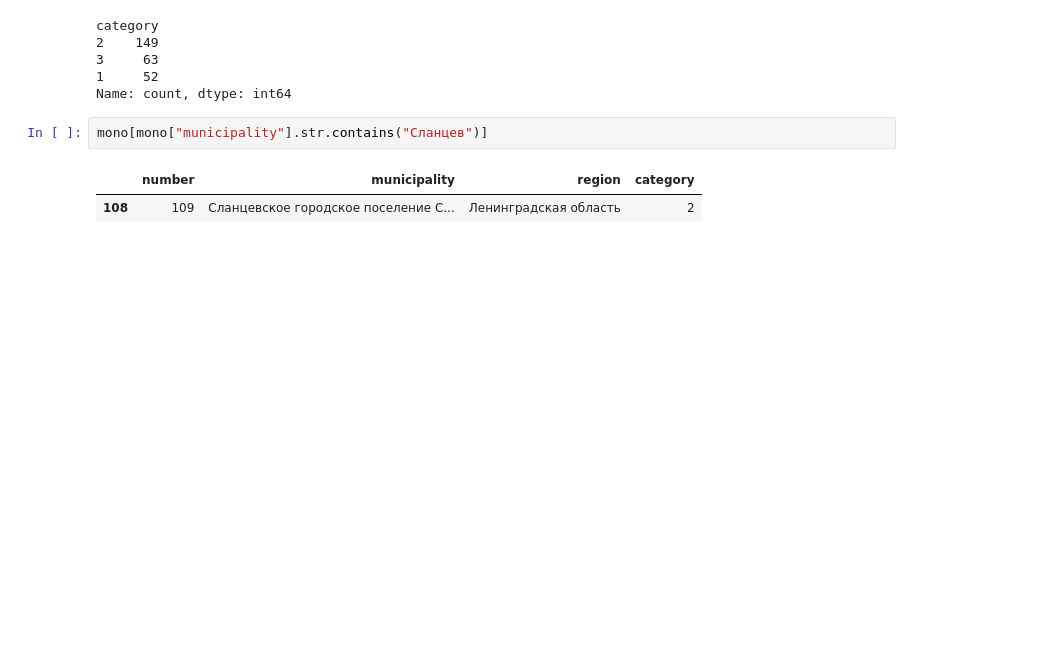
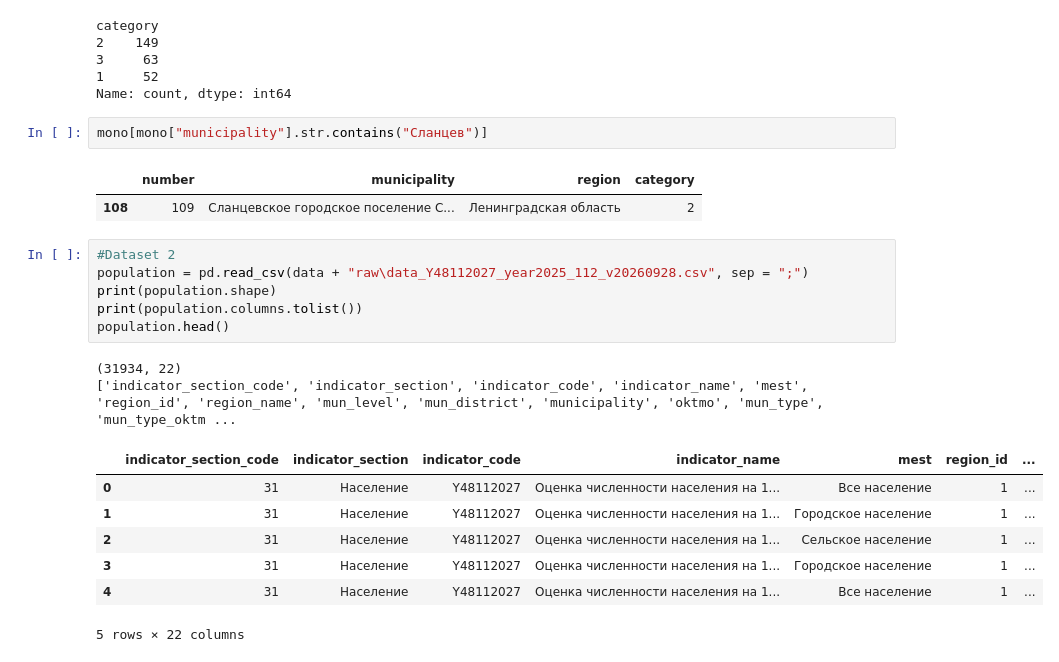
Before and after one commit to evelina-kalugina/-russian-monotowns-typology, a Jupyter notebook: notebooks/01_load_data.ipynb, the cells around one changed output. Cells and saved outputs as stored; diff of their text form; blank space fills up the shorter version.

```diff
--- a/notebooks/01_load_data.ipynb
+++ b/notebooks/01_load_data.ipynb
@@ -29,3 +30,19 @@ mono[mono["municipality"].str.contains("Сланцев")]
 # %% [output]
 |  | number | municipality | region | category |
 | 108 | 109 | Сланцевское городское поселение С... | Ленинградская область | 2 |
+# %%
+#Dataset 2
+population = pd.read_csv(data + "raw\data_Y48112027_year2025_112_v20260928.csv", sep = ";")
+print(population.shape)
+print(population.columns.tolist())
+population.head()
+# %% [output]
+(31934, 22)
+['indicator_section_code', 'indicator_section', 'indicator_code', 'indicator_name', 'mest', 'region_id', 'region_name', 'mun_level', 'mun_district', 'municipality', 'oktmo', 'mun_type', 'mun_type_oktm ...
+|  | indicator_section_code | indicator_section | indicator_code | indicator_name | mest | region_id | ... |
+| 0 | 31 | Население | Y48112027 | Оценка численности населения на 1... | Все население | 1 | ... |
+| 1 | 31 | Население | Y48112027 | Оценка численности населения на 1... | Городское население | 1 | ... |
+| 2 | 31 | Население | Y48112027 | Оценка численности населения на 1... | Сельское население | 1 | ... |
+| 3 | 31 | Население | Y48112027 | Оценка численности населения на 1... | Городское население | 1 | ... |
+| 4 | 31 | Население | Y48112027 | Оценка численности населения на 1... | Все население | 1 | ... |
+5 rows × 22 columns
```
Also changed, not shown: parts of 2 cells of this notebook, 2 other files.
